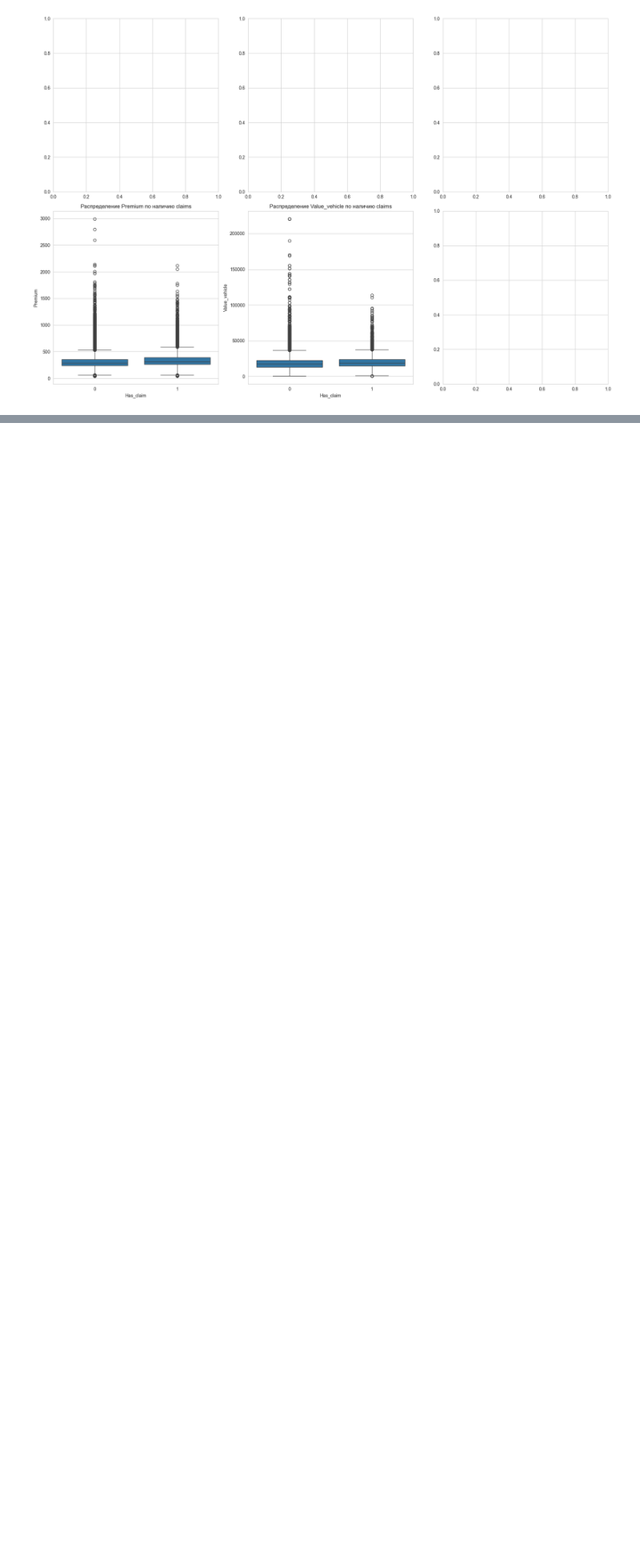
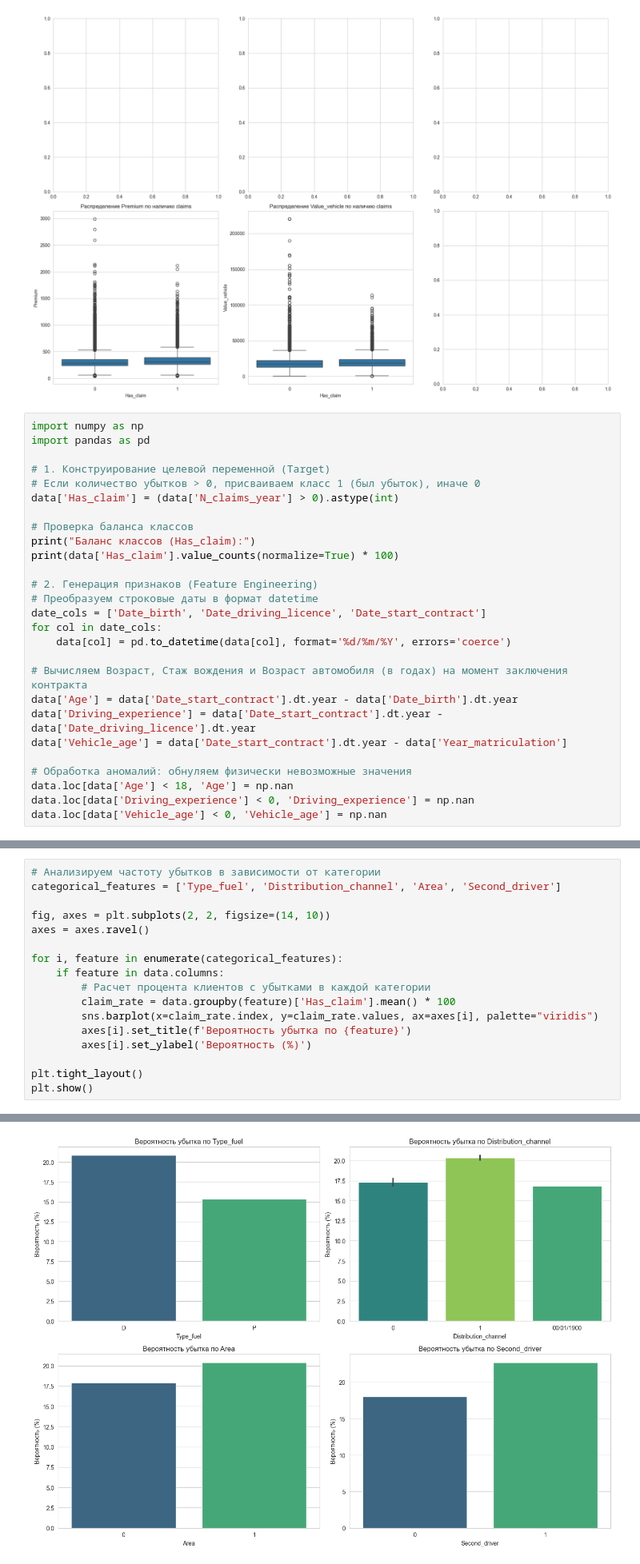
Before and after one commit to topskier/data_science, a Jupyter notebook: SpbStu/diploma_polytech/code/dataSetPreview.ipynb, the cells around one changed output, grey strips where cells are left out. Shown at 80% size. Saved outputs shown, nothing was run; the diff lists cells and outputs as text; blank space fills up the shorter version.

```diff
--- a/SpbStu/diploma_polytech/code/dataSetPreview.ipynb
+++ b/SpbStu/diploma_polytech/code/dataSetPreview.ipynb
@@ -201,3 +222,30 @@ plt.show()
 | Length | 4.240190 | 4.300055 |
 | Weight | 1175.109069 | 1261.898605 |
 [figure]
+# %%
+import numpy as np
+import pandas as pd
+
+# 1. Конструирование целевой переменной (Target)
+# Если количество убытков > 0, присваиваем класс 1 (был убыток), иначе 0
+data['Has_claim'] = (data['N_claims_year'] > 0).astype(int)
+
+# Проверка баланса классов
+print("Баланс классов (Has_claim):")
+print(data['Has_claim'].value_counts(normalize=True) * 100)
+
+# 2. Генерация признаков (Feature Engineering)
+# Преобразуем строковые даты в формат datetime
+date_cols = ['Date_birth', 'Date_driving_licence', 'Date_start_contract']
+for col in date_cols:
+    data[col] = pd.to_datetime(data[col], format='%d/%m/%Y', errors='coerce')
+
+# Вычисляем Возраст, Стаж вождения и Возраст автомобиля (в годах) на момент заключения контракта
+data['Age'] = data['Date_start_contract'].dt.year - data['Date_birth'].dt.year
+data['Driving_experience'] = data['Date_start_contract'].dt.year - data['Date_driving_licence'].dt.year
+data['Vehicle_age'] = data['Date_start_contract'].dt.year - data['Year_matriculation']
+
+# Обработка аномалий: обнуляем физически невозможные значения
+data.loc[data['Age'] < 18, 'Age'] = np.nan
+data.loc[data['Driving_experience'] < 0, 'Driving_experience'] = np.nan
+data.loc[data['Vehicle_age'] < 0, 'Vehicle_age'] = np.nan
@@ -203,0 +296,18 @@ plt.show()
+# %%
+# Анализируем частоту убытков в зависимости от категории
+categorical_features = ['Type_fuel', 'Distribution_channel', 'Area', 'Second_driver']
+
+fig, axes = plt.subplots(2, 2, figsize=(14, 10))
+axes = axes.ravel()
+
+for i, feature in enumerate(categorical_features):
+    if feature in data.columns:
+        # Расчет процента клиентов с убытками в каждой категории
+        claim_rate = data.groupby(feature)['Has_claim'].mean() * 100
+        sns.barplot(x=claim_rate.index, y=claim_rate.values, ax=axes[i], palette="viridis")
+        axes[i].set_title(f'Вероятность убытка по {feature}')
+        axes[i].set_ylabel('Вероятность (%)')
+
+plt.tight_layout()
+plt.show()
+# %% [output]
@@ -203,0 +329 @@ plt.show()
+[figure, added]
```
Also changed, not shown: parts of 13 cells of this notebook, 10 other files.
